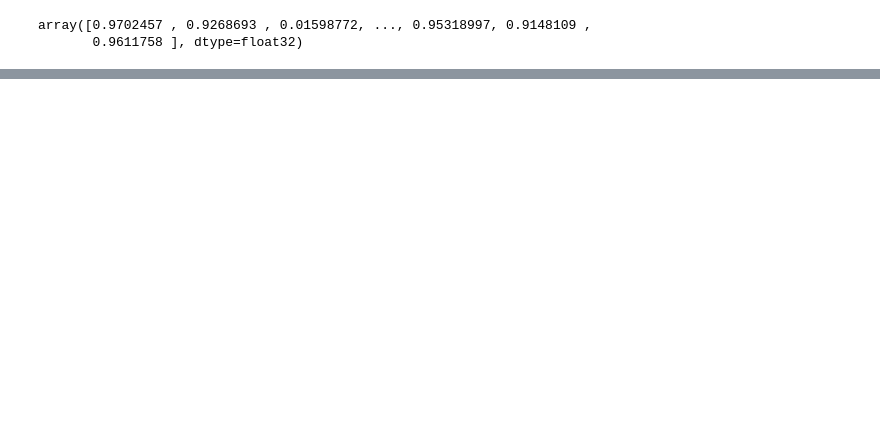
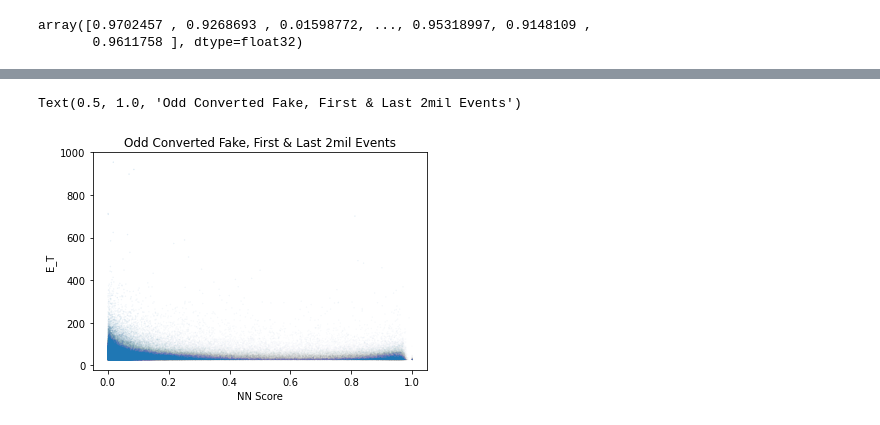
Before and after one commit to kyranks/photon-study, a Jupyter notebook: 12ExploringAfterNN.ipynb, the cells around one changed output, grey strips where cells are left out. Cells and saved outputs as stored; diff of their text form; code cells hidden in the pictures; blank space fills up the shorter version.

```diff
--- a/12ExploringAfterNN.ipynb
+++ b/12ExploringAfterNN.ipynb
@@ -88 +101,8 @@ Text(0.5, 1.0, 'Odd Converted, First & Last 2mil Events')
+# %%
+plt.scatter(y_pred[bkg],df_oddc.y_pt.ravel()[bkg],alpha=df_oddc.y_pt.ravel()[bkg]/4000,s=0.1)
+plt.xlabel('NN Score');plt.ylabel('E_T')
+plt.title('Odd Converted Fake, First & Last 2mil Events')
+# %% [output]
+Text(0.5, 1.0, 'Odd Converted Fake, First & Last 2mil Events')
+[figure, added]
 # %%
```
Also changed, not shown: parts of 29 cells of this notebook, 47 other files.
